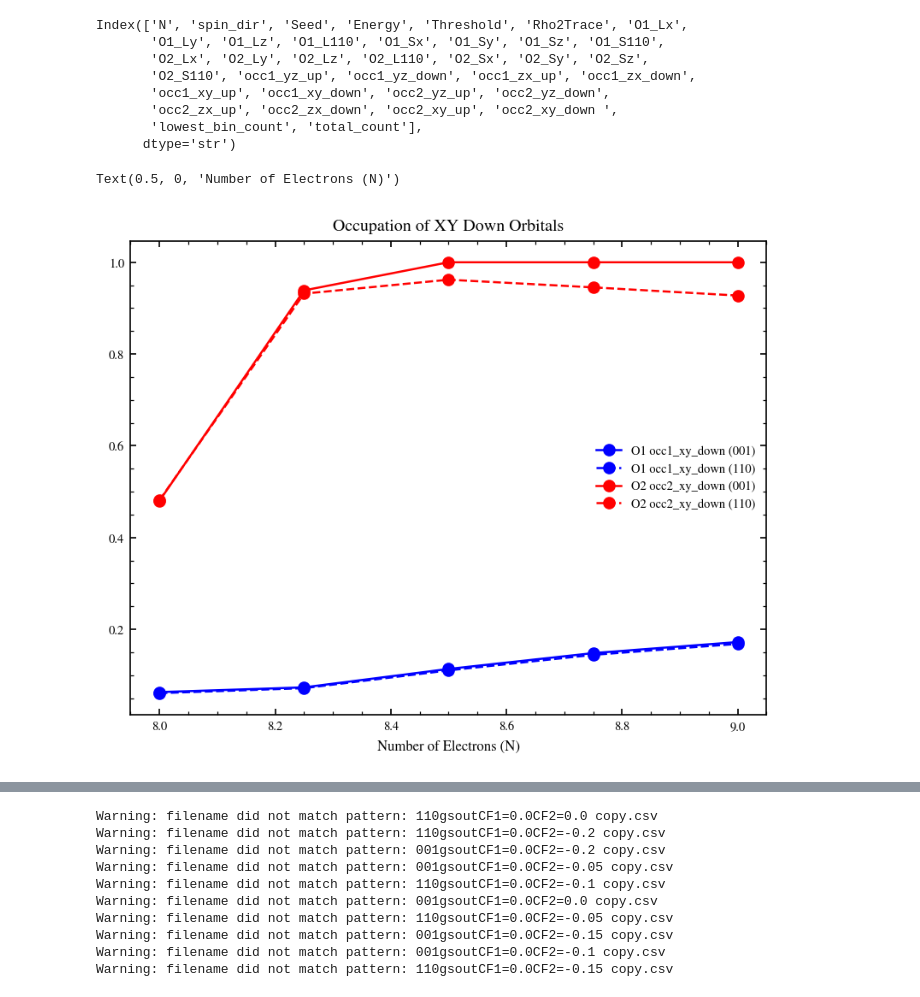
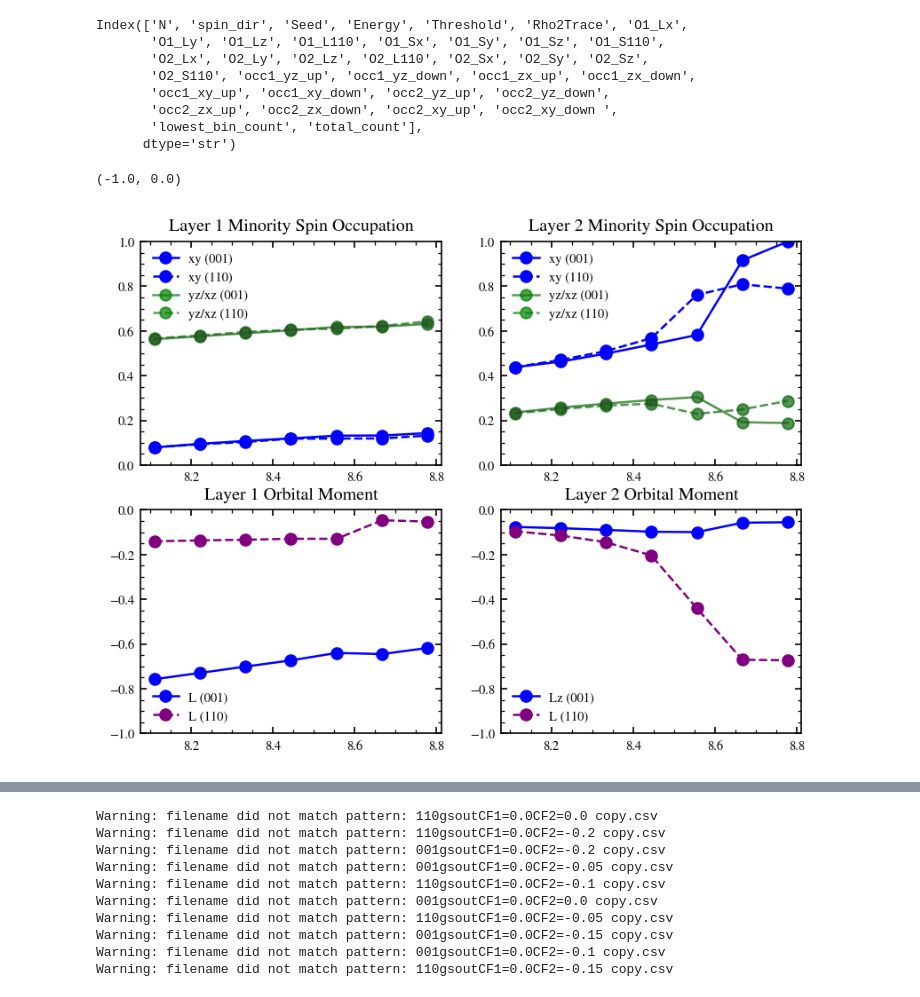
Before and after one commit to Astech34/Stoner-SCF, a Jupyter notebook: ground_state.ipynb, the cells around one changed output, grey strips where cells are left out. Drawn from its saved outputs; the diff is of its cells as text; code cells hidden in the pictures.

```diff
--- a/ground_state.ipynb
+++ b/ground_state.ipynb
@@ -332,11 +335,11 @@ def get_gs_row(ffolder, fpath):
     return gs_row, counts.iloc[0], len(df)
 
 
-def analyze_output_row(ffolder, N_values=(8.0, 8.25, 8.5, 8.75, 9.0), spin_dirs=("001", "110")):
+def analyze_output_row(ffolder, N_values=(8.1111, 8.2222, 8.3333, 8.4444, 8.5556, 8.6667, 8.7778), spin_dirs=("001", "110")):
     records = []
     for N in N_values:
         for spin_dir in spin_dirs:
-            fpath = f"{spin_dir}gsoutN={N}.csv"
+            fpath = f"{spin_dir}ne={N}.csv"
             gs_row, lowest_bin_count, total_count = get_gs_row(ffolder, fpath)
             records.append({
                 "N": N,
@@ -454,17 +457,49 @@ Index(['N', 'spin_dir', 'Seed', 'Energy', 'Threshold', 'Rho2Trace', 'O1_Lx',
        'lowest_bin_count', 'total_count'],
       dtype='str')
 # %%
-fig1, ax1 = plt.subplots()
+fig1, axs1 = plt.subplots(2, 2)
 
-ax1.plot(all_gs_001["N"], all_gs_001["occ1_xy_down"], marker='o', c="blue")
-ax1.plot(all_gs_110["N"], all_gs_110["occ1_xy_down"], marker='o', linestyle='--', c="blue")
-ax1.plot(all_gs_001["N"], all_gs_001["occ2_xy_down "], marker='o', c="red")
-ax1.plot(all_gs_110["N"], all_gs_110["occ2_xy_down "], marker='o', linestyle='--', c="red")
+axs1[0,0].plot(all_gs_001["N"], all_gs_001["occ1_xy_down"], marker='o', c="blue")
+axs1[0,0].plot(all_gs_110["N"], all_gs_110["occ1_xy_down"], marker='o', linestyle='--', c="blue")
+axs1[0,0].plot(all_gs_001["N"], all_gs_001["occ1_yz_down"], marker='o', c="green", alpha=0.7)
+axs1[0,0].plot(all_gs_110["N"], all_gs_110["occ1_yz_down"], marker='o', linestyle='--', c="green", alpha=0.7)
+axs1[0,0].plot(all_gs_001["N"], all_gs_001["occ1_zx_down"], marker='o', c="purple", alpha=0.1)
+axs1[0,0].plot(all_gs_110["N"], all_gs_110["occ1_zx_down"], marker='o', linestyle='--', c="purple", alpha=0.1)
 
-ax1.set_title("Occupation of XY Down Orbitals")
-ax1.legend(["O1 occ1_xy_down (001)", "O1 occ1_xy_down (110)", "O2 occ2_xy_down (001)", "O2 occ2_xy_down (110)"])
-ax1.set_xlabel("Number of Electrons (N)")
+axs1[0,0].set_ylim(0, 1)
+axs1[0,0].set_title("Layer 1 Minority Spin Occupation")
+axs1[0,0].legend(["xy (001)", "xy (110)", "yz/xz (001)", "yz/xz (110)"])
+#axs1[0,0].set_xlabel("Number of Electrons (N)")
+
+
+axs1[0,1].plot(all_gs_001["N"], all_gs_001["occ2_xy_down "], marker='o', c="blue")
+axs1[0,1].plot(all_gs_110["N"], all_gs_110["occ2_xy_down "], marker='o', linestyle='--', c="blue")
+axs1[0,1].plot(all_gs_001["N"], all_gs_001["occ2_yz_down"], marker='o', c="green", alpha=0.7)
+axs1[0,1].plot(all_gs_110["N"], all_gs_110["occ2_yz_down"], marker='o', linestyle='--', c="green", alpha=0.7)
+axs1[0,1].plot(all_gs_001["N"], all_gs_001["occ2_zx_down"], marker='o', c="purple", alpha=0.1)
+axs1[0,1].plot(all_gs_110["N"], all_gs_110["occ2_zx_down"], marker='o', linestyle='--', c="purple",alpha=0.1)
+
+axs1[0,1].set_ylim(0, 1)
+axs1[0,1].set_title("Layer 2 Minority Spin Occupation")
+axs1[0,1].legend(["xy (001)", "xy (110)", "yz/xz (001)", "yz/xz (110)"])
+#axs1[0,1].set_xlabel("Number of Electrons (N)")
+
+axs1[1,0].plot(all_gs_001["N"], all_gs_001["O1_Lz"], marker='o', c="blue")
+#axs1[1,0].plot(all_gs_110["N"], all_gs_110["O1_Lz"], marker='o', linestyle='--', c="blue")
+#axs1[1,0].plot(all_gs_001["N"], all_gs_001["O1_L110"], marker='o', c="purple")
+axs1[1,0].plot(all_gs_110["N"], all_gs_110["O1_L110"], marker='o', linestyle='--', c="purple")
+axs1[1,0].set_title("Layer 1 Orbital Moment")
+axs1[1,0].legend(["L (001)", "L (110)"])
+axs1[1,0].set_ylim(-1, 0)
+
+axs1[1,1].plot(all_gs_001["N"], all_gs_001["O2_Lz"], marker='o', c="blue")
+#axs1[1,1].plot(all_gs_110["N"], all_gs_110["O2_Lz"], marker='o', linestyle='--', c="blue")
+#axs1[1,1].plot(all_gs_001["N"], all_gs_001["O2_L110"], marker='o', c="purple")
+axs1[1,1].plot(all_gs_110["N"], all_gs_110["O2_L110"], marker='o', linestyle='--', c="purple")
+axs1[1,1].set_title("Layer 2 Orbital Moment")
+axs1[1,1].legend(["Lz (001)", "L (110)"])
+axs1[1,1].set_ylim(-1, 0)
 # %% [output]
-Text(0.5, 0, 'Number of Electrons (N)')
+(-1.0, 0.0)
-[figure, old version]
+[figure, new version]
 # %%
```
Also changed, not shown: parts of 39 cells of this notebook, 8 other files.
